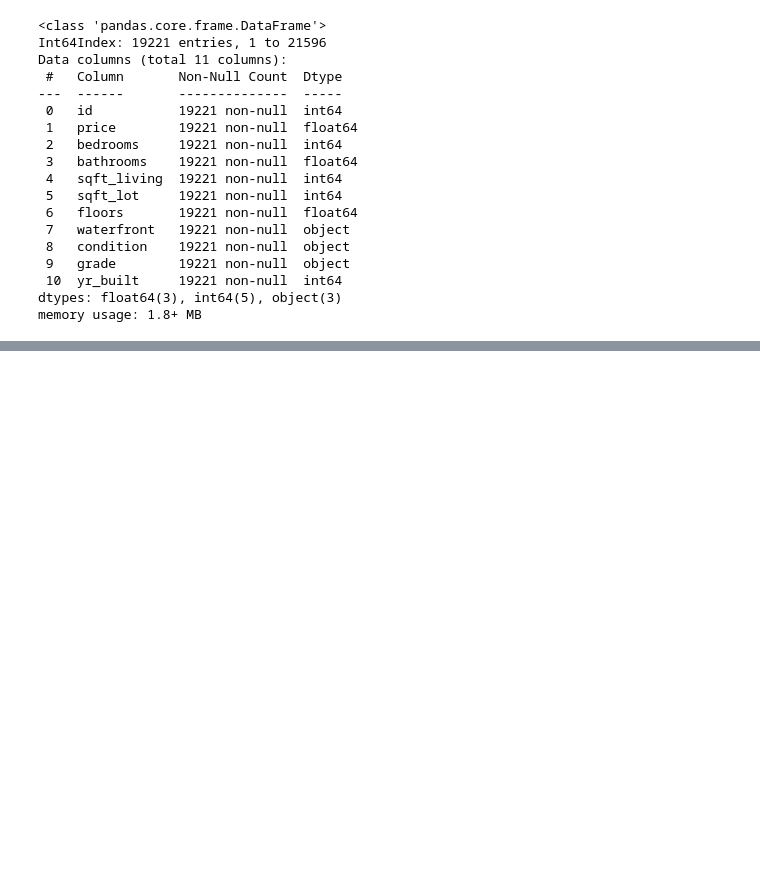
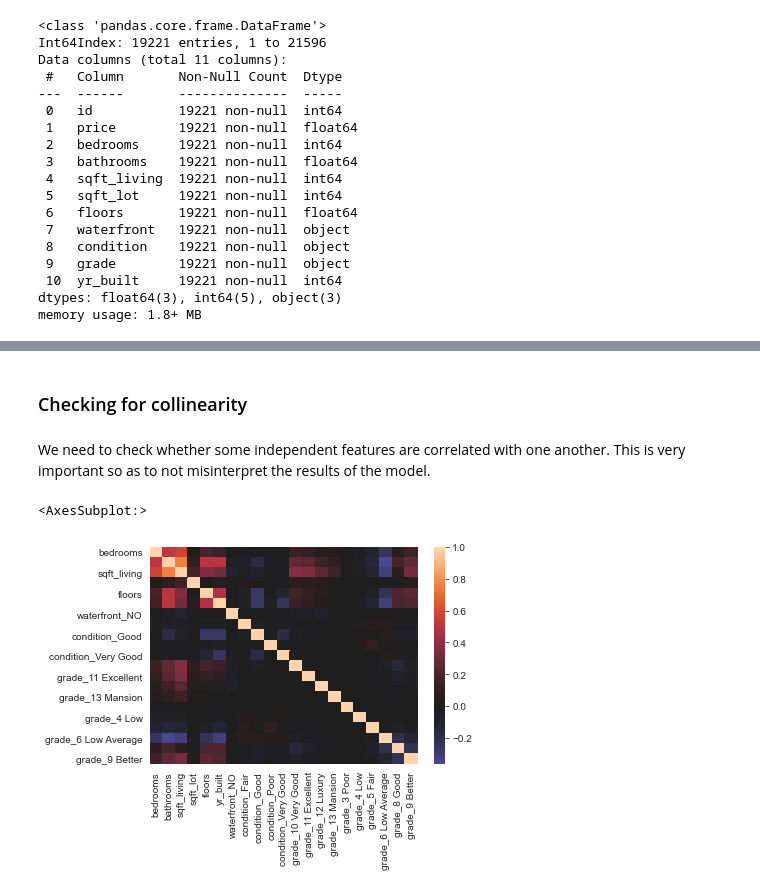
Before and after one commit to Gorreti/dsc-phase-2-project-v2-3, a Jupyter notebook: student.ipynb, the cells around one changed output, grey strips where cells are left out. Cells and saved outputs as stored; diff of their text form; code cells hidden in the pictures; blank space fills up the shorter version.

```diff
--- a/student.ipynb
+++ b/student.ipynb
@@ -259,0 +515,4 @@ memory usage: 1.8+ MB
+# %%
+# separating data
+y = data["price"]
+X = data[["bedrooms", "bathrooms", "sqft_living", "sqft_lot", "floors", "waterfront", "condition", "grade", "yr_built"]]
@@ -259,0 +827,10 @@ memory usage: 1.8+ MB
+# %% [markdown]
+### Checking for collinearity
+# %% [markdown]
+We need to check whether some independent features are correlated with one another. This is very important so as to not misinterpret the results of the model.
+# %%
+# correlation heatmap
+sns.heatmap(X.corr(), center = 0)
+# %% [output]
+<AxesSubplot:>
+[figure, added]
```
Also changed, not shown: parts of 98 cells of this notebook.
